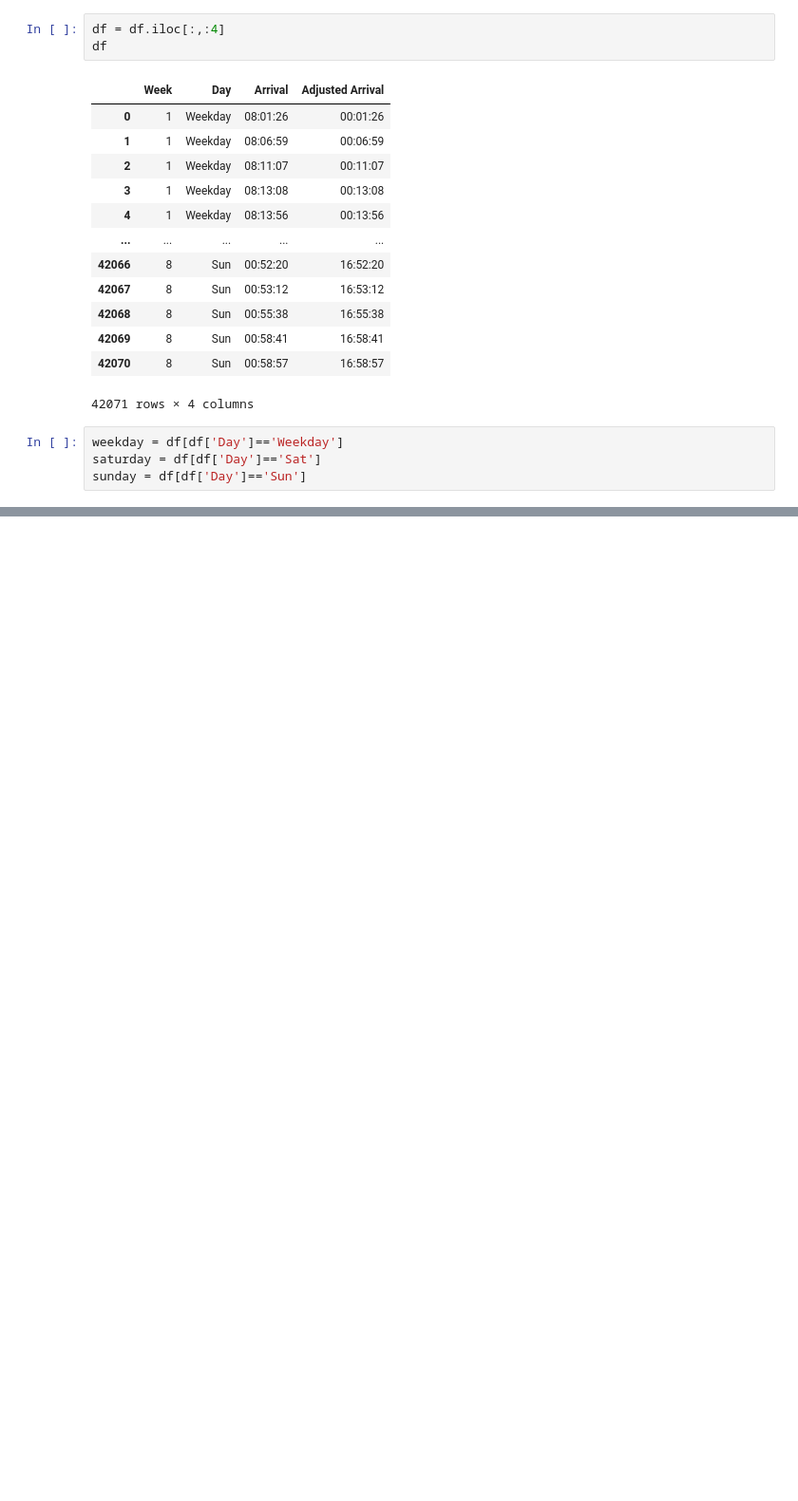
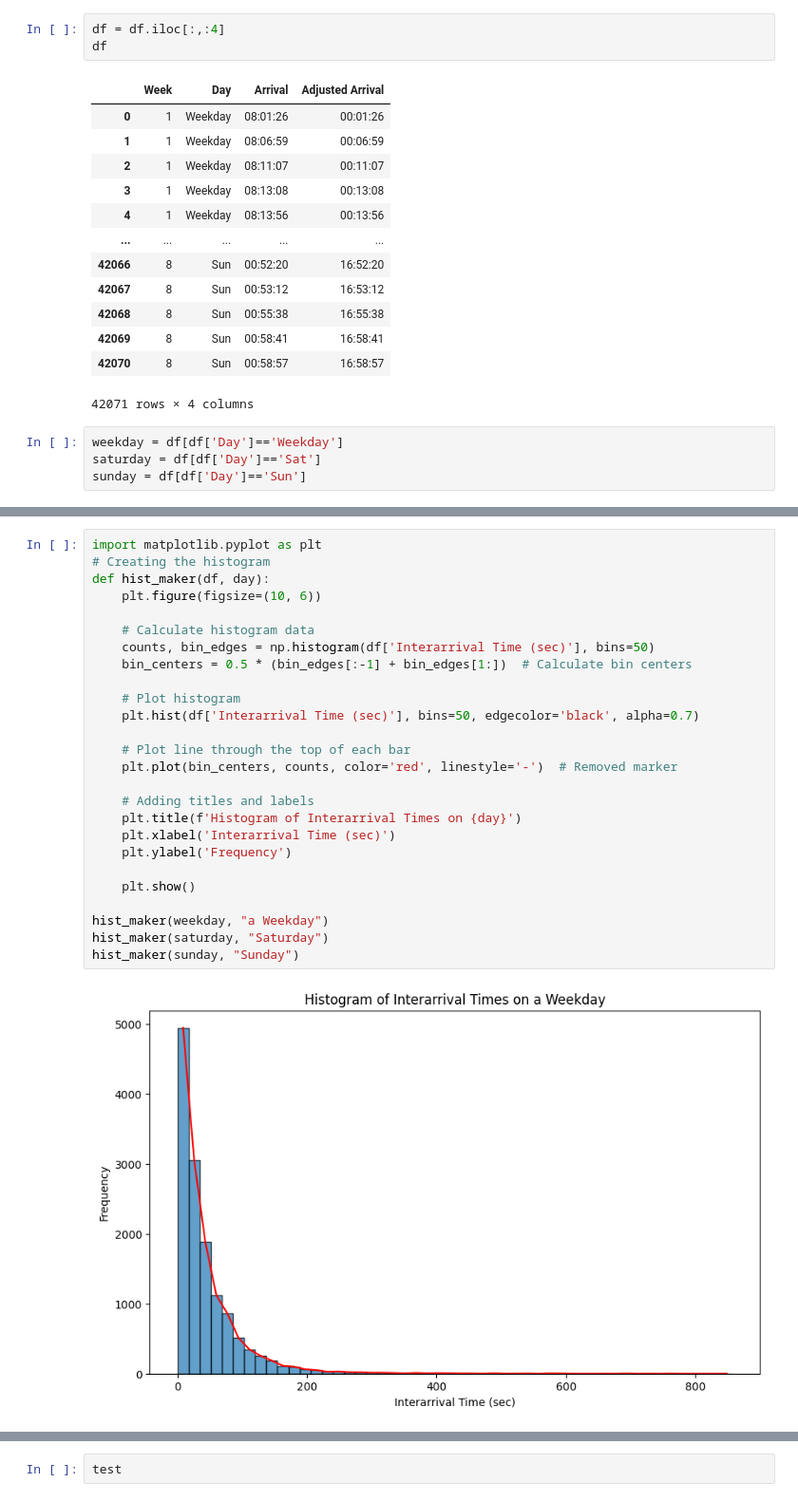
Before and after one commit to nandob7/ASM-Case2, a Jupyter notebook: case2.ipynb, the cells around one changed output, grey strips where cells are left out. Shown at 95% size. Drawn from its saved outputs; the diff is of its cells as text; blank space fills up the shorter version.

```diff
--- a/case2.ipynb
+++ b/case2.ipynb
@@ -93,0 +173,28 @@ saturday
+# %%
+import matplotlib.pyplot as plt
+# Creating the histogram
+def hist_maker(df, day):
+    plt.figure(figsize=(10, 6))
+
+    # Calculate histogram data
+    counts, bin_edges = np.histogram(df['Interarrival Time (sec)'], bins=50)
+    bin_centers = 0.5 * (bin_edges[:-1] + bin_edges[1:])  # Calculate bin centers
+
+    # Plot histogram
+    plt.hist(df['Interarrival Time (sec)'], bins=50, edgecolor='black', alpha=0.7)
+
+    # Plot line through the top of each bar
+    plt.plot(bin_centers, counts, color='red', linestyle='-')  # Removed marker
+
+    # Adding titles and labels
+    plt.title(f'Histogram of Interarrival Times on {day}')
+    plt.xlabel('Interarrival Time (sec)')
+    plt.ylabel('Frequency')
+
+    plt.show()
+
+hist_maker(weekday, "a Weekday")
+hist_maker(saturday, "Saturday")
+hist_maker(sunday, "Sunday")
+# %% [output]
+[figure, added]
@@ -93,0 +203,2 @@ saturday
+# %%
+test
```
Also changed, not shown: parts of 9 cells of this notebook.
